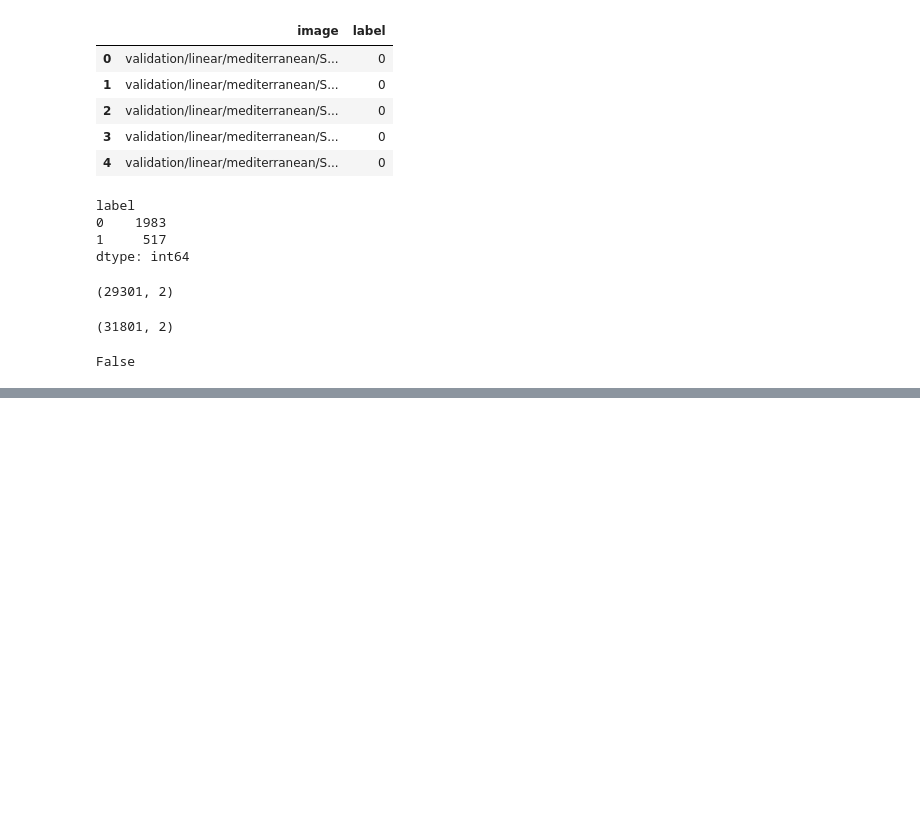
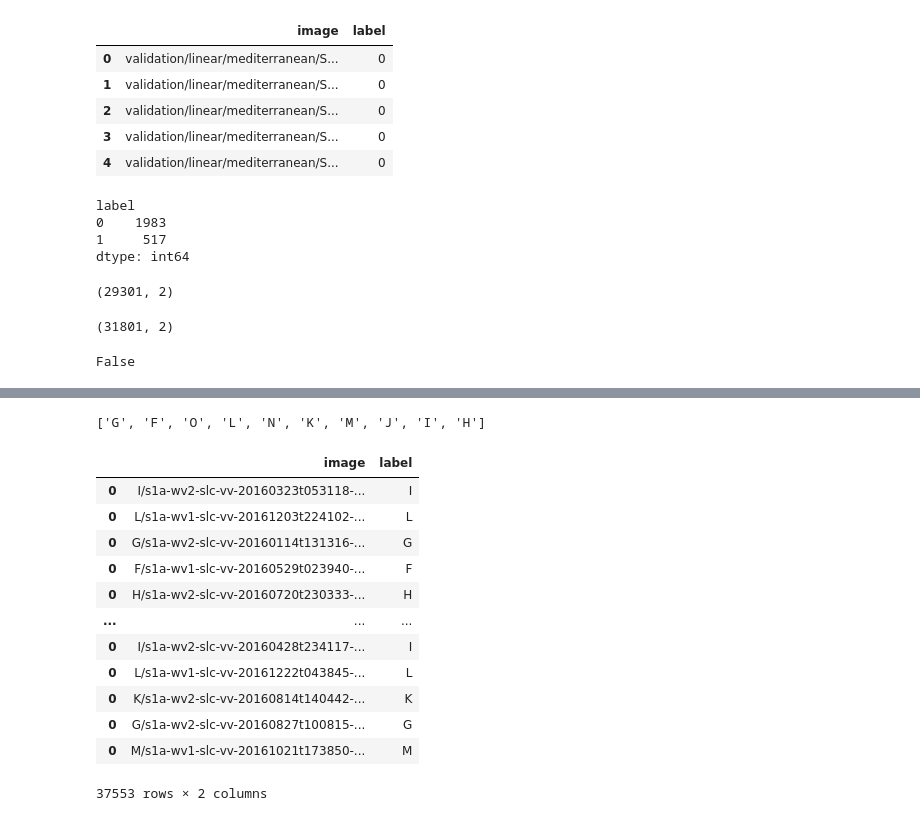
Before and after one commit to jpl-slice/kai_workspace, a Jupyter notebook: nbs/eddy_datasets.ipynb, the cells around one changed output, grey strips where cells are left out. Saved outputs shown, nothing was run; the diff lists cells and outputs as text; code cells hidden in the pictures; blank space fills up the shorter version.

```diff
--- a/nbs/eddy_datasets.ipynb
+++ b/nbs/eddy_datasets.ipynb
@@ -59,0 +88,33 @@ df_test.to_csv('/scratch/08452/kaipak/datasets/gee_sar_100k_reference_v1.0.0523/
+# %%
+data_dir = Path('/home1/08452/kaipak/clover_shared/corral/datasets/ten_geophysical_phenomena/GeoTIFF')
+classes_from_dir = os.listdir(data_dir)
+classes_from_dir
+# %% [output]
+['G', 'F', 'O', 'L', 'N', 'K', 'M', 'J', 'I', 'H']
+# %%
+df_annotations = pd.DataFrame(columns=['image', 'label'])
+# classes_from_dir = ['G']
+
+for cls in classes_from_dir:
+    image_files = [os.path.join(cls, img_file) for img_file in os.listdir(os.path.join(data_dir, cls))]
+    labels = pd.Series([cls]).repeat(len(image_files))
+    df_annotations = pd.concat([df_annotations, pd.DataFrame({'image': image_files,
+                                                              'label': labels})])
+
+df_annotations = df_annotations.sample(frac=1)
+# %%
+df_annotations
+# %% [output]
+|  | image | label |
+| 0 | I/s1a-wv2-slc-vv-20160323t053118-... | I |
+| 0 | L/s1a-wv1-slc-vv-20161203t224102-... | L |
+| 0 | G/s1a-wv2-slc-vv-20160114t131316-... | G |
+| 0 | F/s1a-wv1-slc-vv-20160529t023940-... | F |
+| 0 | H/s1a-wv2-slc-vv-20160720t230333-... | H |
+| ... | ... | ... |
+| 0 | I/s1a-wv2-slc-vv-20160428t234117-... | I |
+| 0 | L/s1a-wv1-slc-vv-20161222t043845-... | L |
+| 0 | K/s1a-wv2-slc-vv-20160814t140442-... | K |
+| 0 | G/s1a-wv2-slc-vv-20160827t100815-... | G |
+| 0 | M/s1a-wv1-slc-vv-20161021t173850-... | M |
+37553 rows × 2 columns
```
Also changed, not shown: parts of 10 cells of this notebook, 7 other files.
